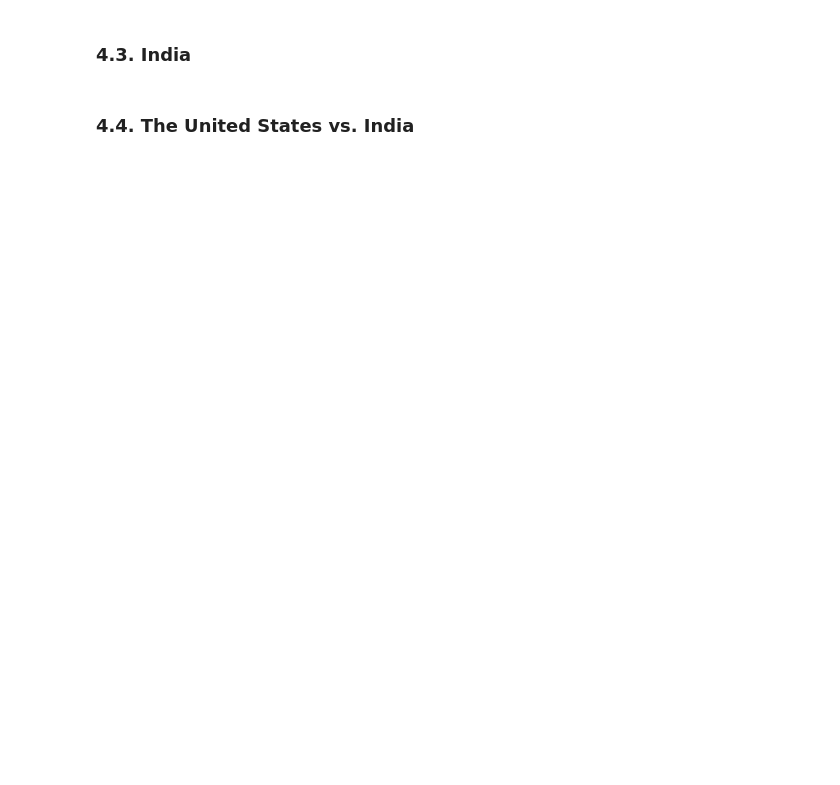
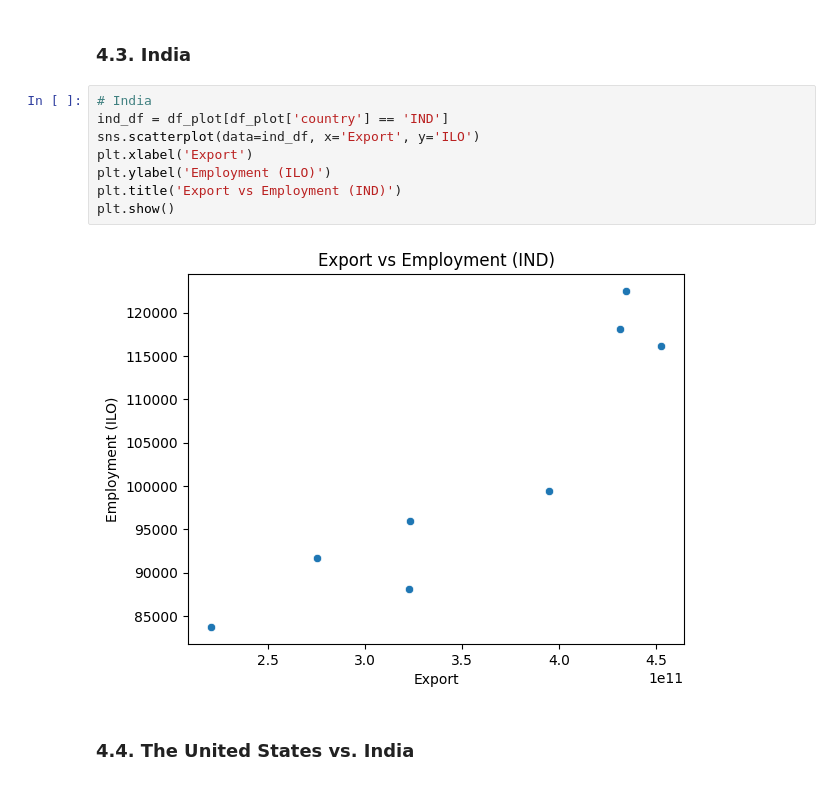
Before and after one commit to Graspp-25-Spring/graspp-25S-trade, a Jupyter notebook: notebooks/final_white_paper.ipynb, the cells around one changed output. Saved outputs shown, nothing was run; the diff lists cells and outputs as text; blank space fills up the shorter version.

```diff
--- a/notebooks/final_white_paper.ipynb
+++ b/notebooks/final_white_paper.ipynb
@@ -68,4 +119,14 @@ Reading merged data from: /Users/nakamurahanako/Documents/GitHub/graspp-25S-trad
 # %% [markdown]
 ### 4.3. India
+# %%
+# India
+ind_df = df_plot[df_plot['country'] == 'IND']
+sns.scatterplot(data=ind_df, x='Export', y='ILO')
+plt.xlabel('Export')
+plt.ylabel('Employment (ILO)')
+plt.title('Export vs Employment (IND)')
+plt.show()
+# %% [output]
+[figure, added]
 # %% [markdown]
 ### 4.4. The United States vs. India
```
Also changed, not shown: parts of 4 cells of this notebook.
